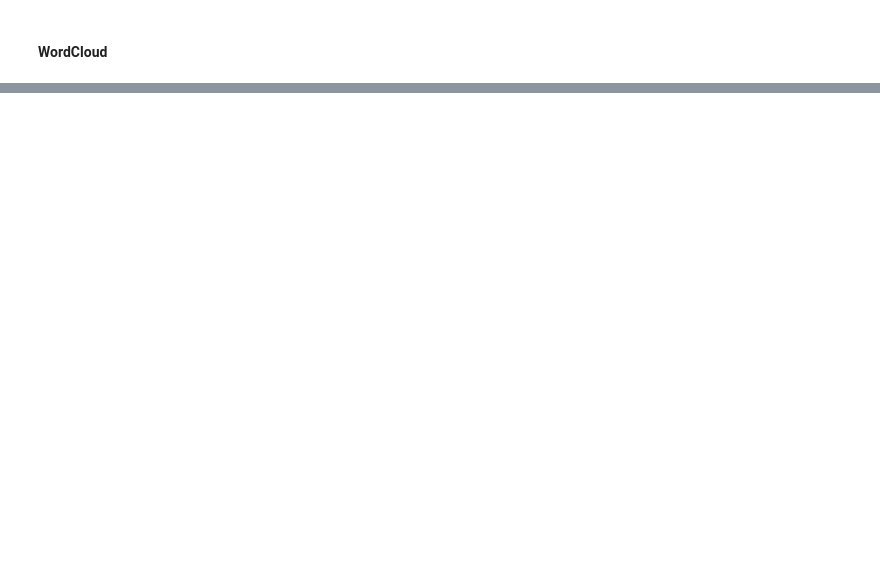
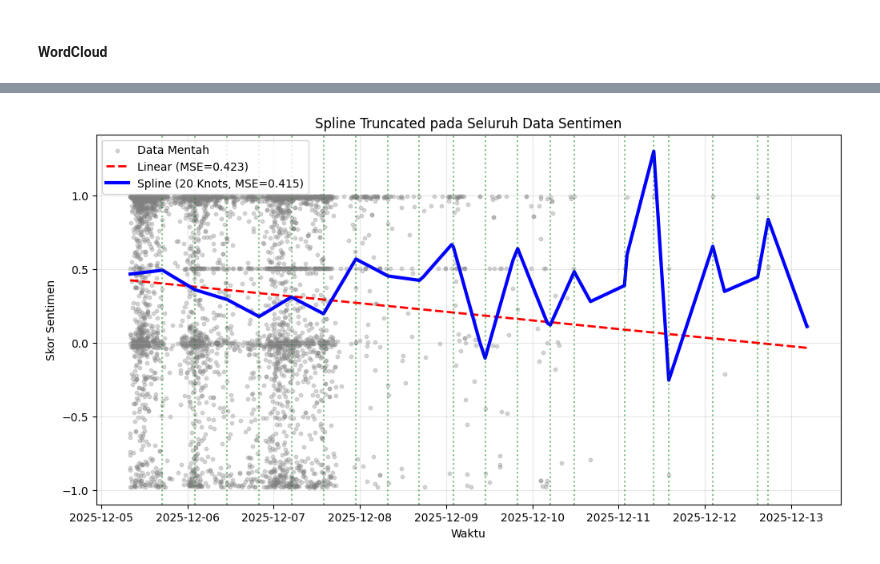
Before and after one commit to YehezkielG/sentiment-spline-truncated-bencana-banjir, a Jupyter notebook: analysis.ipynb, the cells around one changed output, grey strips where cells are left out. Saved outputs shown, nothing was run; the diff lists cells and outputs as text; code cells hidden in the pictures; blank space fills up the shorter version.

Commit message:
add data for spline and update analysis.ipynb

```diff
--- a/analysis.ipynb
+++ b/analysis.ipynb
@@ -238,0 +236,84 @@ Silakan catat nilai 'Waktu Kejadian' dan 'MSE' ini untuk Bab 4 Skripsi!
+# %%
+# 1) Muat seluruh data mentah dengan sentimen
+full_df = pd.read_csv("data/tiktok_comments_with_sentiment.csv")
+
+# 2) Bersihkan dan siapkan waktu
+# drop NA untuk kolom yang diperlukan
+full_df = full_df.dropna(subset=["createTime", "sentiment_score"])
+# convert timestamp (detik UNIX) ke datetime
+full_df["datetime"] = pd.to_datetime(full_df["createTime"], unit="s")
+# urutkan berdasarkan waktu
+full_df = full_df.sort_values("datetime").reset_index(drop=True)
+
+# 3) Buat sumbu waktu numerik: jam sejak waktu awal
+start_time = full_df["datetime"].min()
+full_df["time_hours"] = (full_df["datetime"] - start_time).dt.total_seconds() / 3600.0
+x_num = full_df["time_hours"].values
+y = full_df["sentiment_score"].values
+
+# 4) Baseline linear
+coeffs_linear = np.polyfit(x_num, y, 1)
+y_linear = np.polyval(coeffs_linear, x_num)
+mse_linear = mean_squared_error(y, y_linear)
+
+# 5) Fungsi fitur spline truncated (cubic)
+def create_spline_features(x, knots, p=3):
+    X_matrix = np.vstack([x**i for i in range(1, p+1)]).T  # x, x^2, x^3
+    for k in knots:
+        X_matrix = np.column_stack([X_matrix, np.maximum(0, (x - k))**p])
+    return X_matrix
+
+# 6) Cari jumlah knot terbaik (dibatasi agar stabil pada data besar)
+best_mse = float("inf")
+best_knots = []
+best_y_pred = None
+best_model = None
+
+# Batas jumlah knot: gunakan hingga 20 atau sesuai ukuran data
+max_possible_knots = max(1, len(x_num) // 100)  # ~1 knot per 100 titik
+max_knots = int(min(20, max_possible_knots))
+if max_knots < 1:
+    max_knots = 1
+
+print(f"Mencari jumlah knot terbaik pada full data (1..{max_knots})...")
+for n_knots in range(1, max_knots + 1):
+    # letakkan knot merata di rentang waktu, hindari ujung
+    current_knots = np.linspace(x_num.min(), x_num.max(), n_knots + 2)[1:-1]
+    X_spline = create_spline_features(x_num, current_knots, p=1)
+    model = LinearRegression()
+    model.fit(X_spline, y)
+    y_pred = model.predict(X_spline)
+    mse = mean_squared_error(y, y_pred)
+    if mse < best_mse:
+        best_mse = mse
+        best_knots = current_knots
+        best_y_pred = y_pred
+        best_model = model
+
+print(f"Knot optimal: {len(best_knots)}")
+print(f"Lokasi knot (jam sejak awal): {np.round(best_knots, 2)}")
+print(f"MSE Linear: {mse_linear:.4f}")
+print(f"MSE Spline: {best_mse:.4f}")
+
+# 7) Visualisasi hasil pada timeline asli
+plt.figure(figsize=(12, 6))
+# data mentah
+plt.scatter(full_df["datetime"], y, color="gray", alpha=0.3, s=10, label="Data Mentah")
+# baseline linear (urutkan untuk plot rapi)
+sort_idx = np.argsort(x_num)
+plt.plot(full_df["datetime"].values[sort_idx], y_linear[sort_idx], color="red", linestyle="--", linewidth=2, label=f"Linear (MSE={mse_linear:.3f})")
+# spline terbaik
+plt.plot(full_df["datetime"].values[sort_idx], best_y_pred[sort_idx], color="blue", linewidth=3, label=f"Spline ({len(best_knots)} Knots, MSE={best_mse:.3f})")
+# garis knot di sumbu waktu
+for k in best_knots:
+    # cari indeks terdekat
+    k_idx = np.argmin(np.abs(x_num - k))
+    plt.axvline(full_df["datetime"].values[k_idx], color="green", linestyle=":", alpha=0.5)
+
+plt.title("Spline Truncated pada Seluruh Data Sentimen")
+plt.xlabel("Waktu")
+plt.ylabel("Skor Sentimen")
+plt.grid(True, alpha=0.3)
+plt.legend()
+plt.show()
+# %% [output]
@@ -238,0 +326 @@ Silakan catat nilai 'Waktu Kejadian' dan 'MSE' ini untuk Bab 4 Skripsi!
+[figure, added]
```
Also changed, not shown: parts of 11 cells of this notebook, 1 other file.
